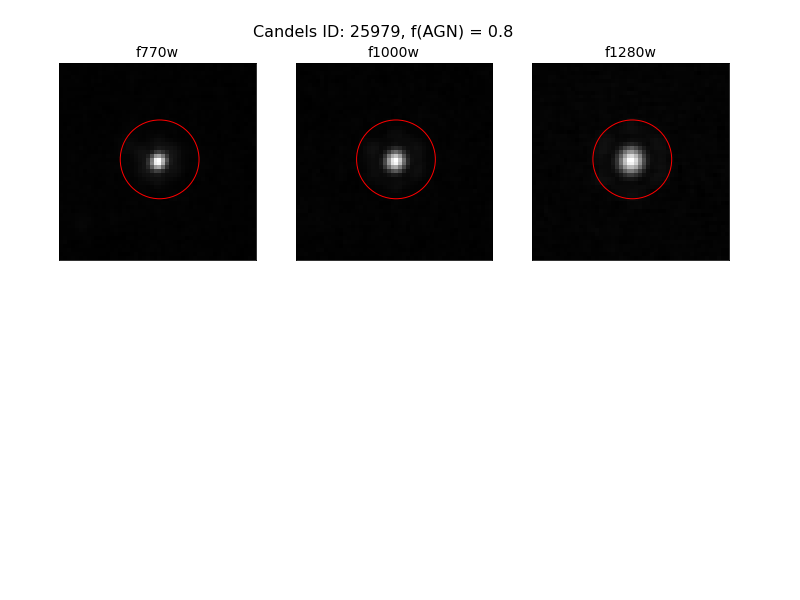
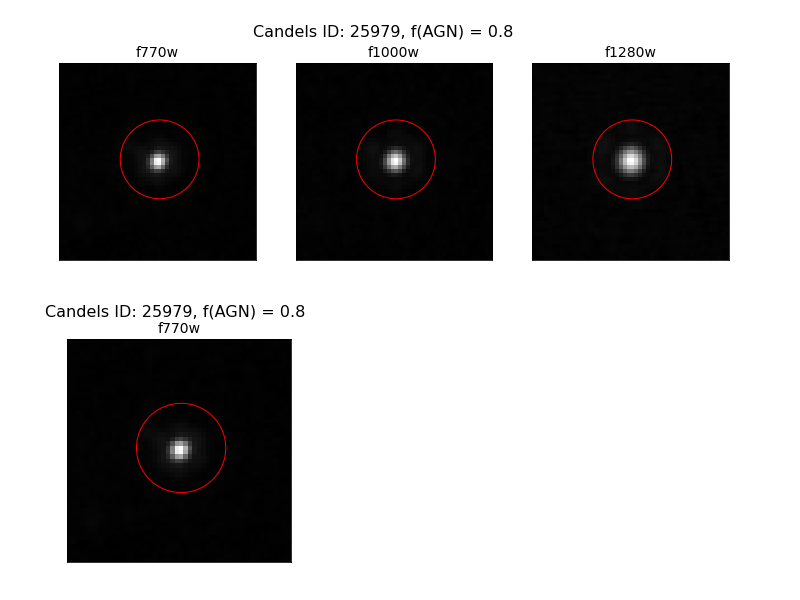
Before and after one commit to parallax-xallaraq/AGNerds, a Jupyter notebook: JWST_AGN_proj2/ImgCuts_AAS_forDrK.ipynb, the cells around one changed output. Drawn from its saved outputs; the diff is of its cells as text; code cells hidden in the pictures; blank space fills up the shorter version.

Commit message:
function to make one panel cutout

```diff
--- a/JWST_AGN_proj2/ImgCuts_AAS_forDrK.ipynb
+++ b/JWST_AGN_proj2/ImgCuts_AAS_forDrK.ipynb
@@ -196,11 +227,14 @@ MakePlotOfSrc(
 # %%
-# # EGS
-# MakePlotOfSrc(
-#     ra,
-#     dec,
-#     id,
-#     fagn,
-#     wcs_egs,
-#     data_egs,
-#     useNorm=98
-# )
+MakePlotOfSrc_OneBand(
+    ra,
+    dec,
+    id,
+    fagn,
+    wcs_cm1_f770w,
+    data_cm1_f770w,
+    'f770w',
+    # useNorm=98,
+    fileName=path_cutouts+'\\test2.png'
+)
+# %% [output]
+[figure, added]
```
Also changed, not shown: parts of 4 cells of this notebook, 1 other file.
